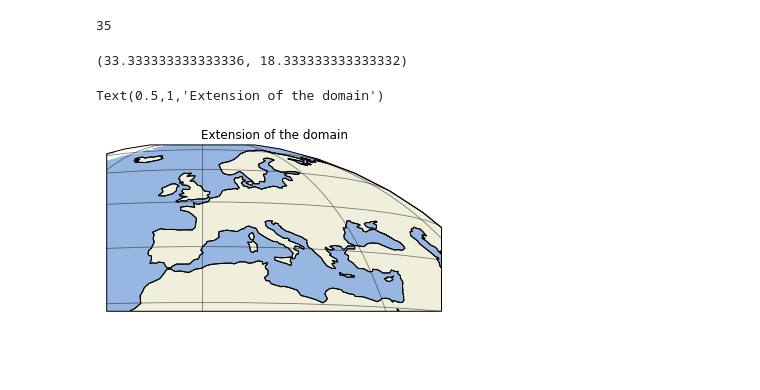
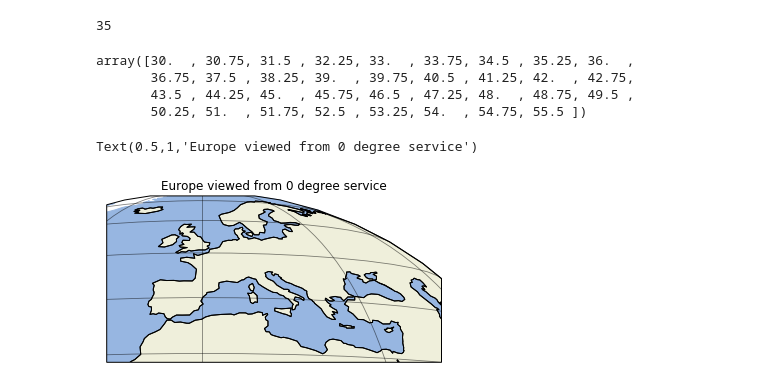
Before and after one commit to hannasv/ms, a Jupyter notebook: notebooks/plot_grid.ipynb, the cells around one changed output. Saved outputs shown, nothing was run; the diff lists cells and outputs as text; code cells hidden in the pictures; blank space fills up the shorter version.

```diff
--- a/notebooks/plot_grid.ipynb
+++ b/notebooks/plot_grid.ipynb
@@ -58,19 +58,22 @@ len(np.arange(-15, 30, 0.75))
 len(np.arange(30, 56, 0.75))
 # %% [output]
 35
-# %%
-nbr_lat_cells, nbr_lon_cells
-# %% [output]
-(33.333333333333336, 18.333333333333332)
+# %%
+np.arange(30, 56, 0.75)
+# %% [output]
+array([30.  , 30.75, 31.5 , 32.25, 33.  , 33.75, 34.5 , 35.25, 36.  ,
+       36.75, 37.5 , 38.25, 39.  , 39.75, 40.5 , 41.25, 42.  , 42.75,
+       43.5 , 44.25, 45.  , 45.75, 46.5 , 47.25, 48.  , 48.75, 49.5 ,
+       50.25, 51.  , 51.75, 52.5 , 53.25, 54.  , 54.75, 55.5 ])
 # %%
 ax = plt.axes(projection=ccrs.Geostationary(central_longitude=0.0, satellite_height=35785831,
                    false_easting=0, false_northing=0, globe=None))
 ax.coastlines()
 ax.gridlines(color='black', alpha=0.5)
 ax.add_feature(cp.feature.OCEAN, zorder=0)
 ax.add_feature(cp.feature.LAND, zorder=0, edgecolor='black')
 ax.set_extent([-15, 42, 30, 75])
-ax.set_title('Extension of the domain')
+ax.set_title('Europe viewed from 0 degree service')
 # %% [output]
-Text(0.5,1,'Extension of the domain')
+Text(0.5,1,'Europe viewed from 0 degree service')
-[figure, old version]
+[figure, new version]
```
Also changed, not shown: parts of 21 cells of this notebook, 4 other files.
